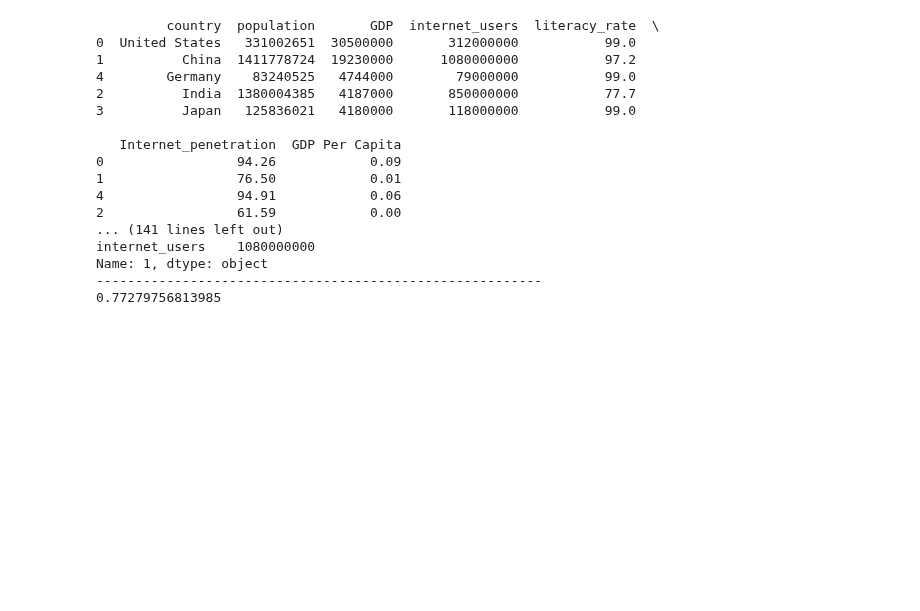
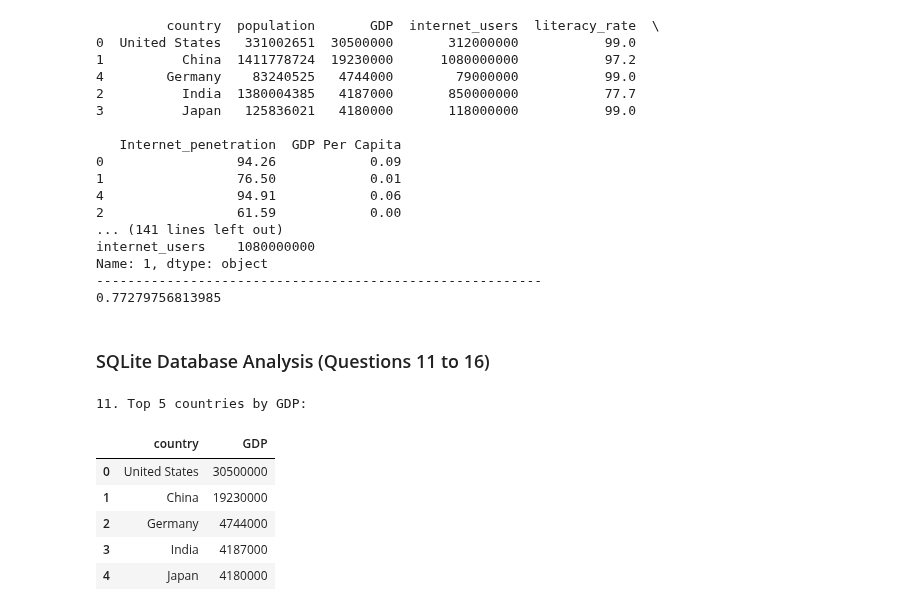
Before and after one commit to Sharonsellnorbert/DSA_B13_casestudy, a Jupyter notebook: case_study_Data_Acquisition.ipynb, the cells around one changed output. Cells and saved outputs as stored; diff of their text form; code cells hidden in the pictures; blank space fills up the shorter version.

```diff
--- a/case_study_Data_Acquisition.ipynb
+++ b/case_study_Data_Acquisition.ipynb
@@ -192,6 +202,16 @@ country           object
 literacy_rate    float64
 dtype: object
 # %%
+# Rename columns so that all datasets have a common key
+gd.rename(columns={'Country': 'country'}, inplace=True)
+dfx.rename(columns={'name': 'country'}, inplace=True)
+
+# Check column names
+print(po.columns)
+print(gd.columns)
+print(df.columns)
+print(dfx.columns)
+
 # Merge Population and GDP
 merged = pd.merge(po, gd, on='country')
 
@@ -201,6 +221,6 @@ merged = pd.merge(merged, df, on='country')
 # Merge with Literacy Rate
 merged = pd.merge(merged, dfx, on='country')
 
-
-merged
+# Display merged dataset
+display(merged)
 # %% [output]
@@ -325,3 +349,32 @@ internet_users    1080000000
 Name: 1, dtype: object
 ---------------------------------------------------------
 0.77279756813985
+# %% [markdown]
+### SQLite Database Analysis (Questions 11 to 16)
+# %%
+import pandas as pd
+import sqlite3
+
+# Open database connection
+conn = sqlite3.connect('/content/country_statistics.db')
+
+# Ensure the table is created/populated in the DB from the in-memory 'merged' dataframe
+merged.to_sql('country_statistics', conn, if_exists='replace', index=False)
+
+# 11. Top 5 countries by GDP
+q11 = """
+SELECT country, GDP
+FROM country_statistics
+ORDER BY GDP DESC
+LIMIT 5;
+"""
+print("11. Top 5 countries by GDP:")
+display(pd.read_sql_query(q11, conn))
+# %% [output]
+11. Top 5 countries by GDP:
+|  | country | GDP |
+| 0 | United States | 30500000 |
+| 1 | China | 19230000 |
+| 2 | Germany | 4744000 |
+| 3 | India | 4187000 |
+| 4 | Japan | 4180000 |
```
Also changed, not shown: parts of 16 cells of this notebook.
